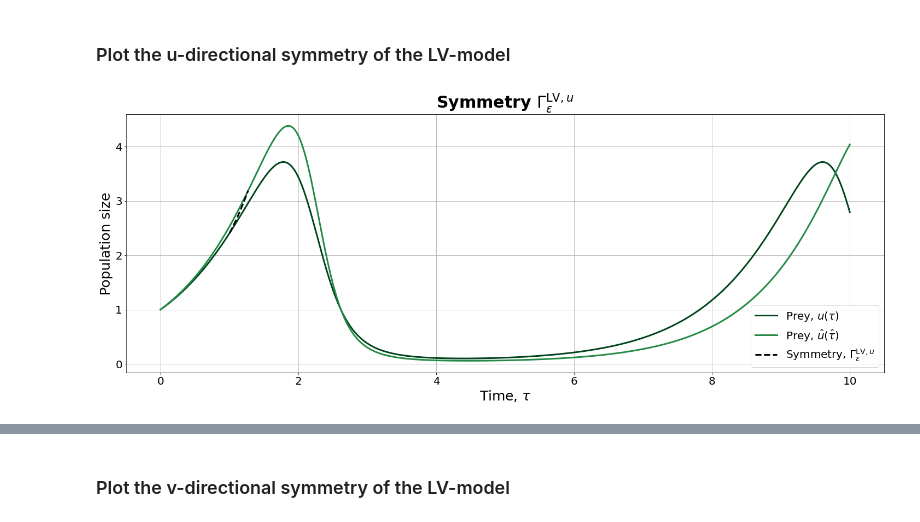
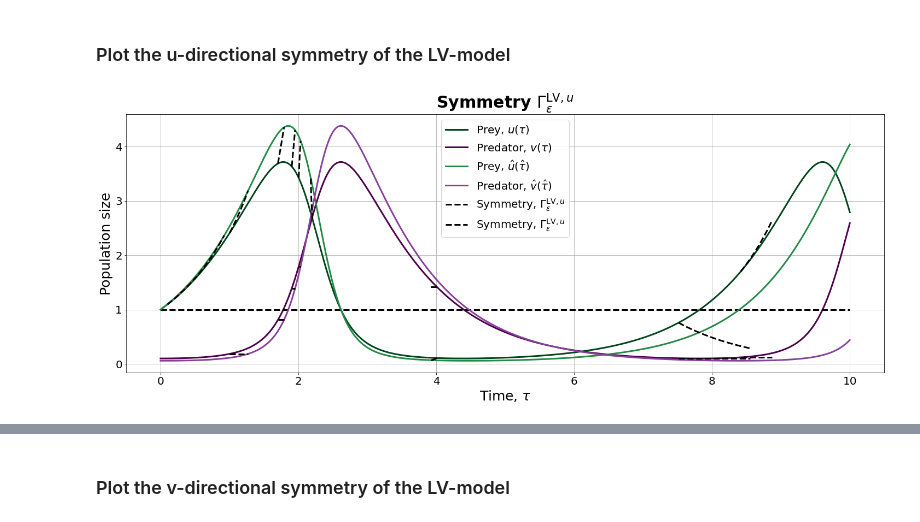
Before and after one commit to JohannesBorgqvist/separable_phase_plane_symmetries, a Jupyter notebook: Code/push_forward_LV_phase_plane_symmetries.ipynb, the cells around one changed output, grey strips where cells are left out. Saved outputs shown, nothing was run; the diff lists cells and outputs as text; code cells hidden in the pictures.

```diff
--- a/Code/push_forward_LV_phase_plane_symmetries.ipynb
+++ b/Code/push_forward_LV_phase_plane_symmetries.ipynb
@@ -113,15 +113,31 @@ def integrand_u(s,u_val,v_val,alpha,branch_number):
     # Now we can define the denominator
     denom = factor*((s-1)**2)
     # Now, we can return the integral
-    return -1/denom
+    return 1/denom
 # Function 3: ODE for the u-directional symmetry of the LV model
 def dX_deps_LV_u(X, t=0,*parameters):
     # Extract the parameters
     alpha = parameters[0]
-    branch_number = parameters[1]
-    u_min = parameters[2]
-    # Solve the integral for the time tangent
-    xi_u = quad(integrand_u, u_min, X[1], args=(X[1],X[2],alpha,branch_number))[0]
+    u_min = parameters[1]
+    u_max = parameters[2]
+    # Define a tolerance
+    tol = 0.1
+    # Now, we get a bunch of sub integrals depending on our v
+    #xi_u = quad(integrand_u, 1, X[1], args=(X[1],X[2],alpha,0))[0]
+    #xi_u += quad(integrand_u, 1, X[1], args=(X[1],X[2],alpha,1))[0]
+    if X[1]>1: # u>1
+        if X[2]<1: # v<1
+            xi_u = quad(integrand_u,X[1], 1, args=(X[1],X[2],alpha,0),epsrel = 1e-012)[0]
+        elif X[2]>1: # v>1
+            xi_u = quad(integrand_u, X[1], 1, args=(X[1],X[2],alpha,-1),epsrel = 1e-012)[0]
+    elif X[1]<1: # u<1
+        # We add some segments
+        if X[2]<1: # v<1
+            #xi_u = quad(integrand_u, X[1], u_max-tol, args=(X[1],X[2],alpha,0),epsrel = 1e-012)[0]
+            xi_u = quad(integrand_u, 1, X[1], args=(X[1],X[2],alpha,0),epsrel = 1e-012)[0]
+        elif X[2]>1: # v>1
+            xi_u = quad(integrand_u, 1, X[1], args=(X[1],X[2],alpha,-1),epsrel = 1e-012)[0]
+            #xi_u += quad(integrand_u, 1, X[1], args=(X[1],X[2],alpha,-1),epsrel = 1e-012)[0]
     # Return the dynamics of the linear system
     return array([xi_u,
                   (1/alpha)*(X[1]/(X[1]-1)),
@@ -140,11 +156,12 @@ epsilon_vec = linspace(0,epsilon,200)              # epsilon
 # Magical index
 magical_index = 5
 # Calculate the minimal u value
-u_min = 1
+u_min = min(u)
+u_max = max(u)
 # Take a point
 X0 = array([t[magical_index], u[magical_index], v[magical_index]])
 # Try to solve the ODE at hand
-Gamma_epsilon, infodict = integrate.odeint(dX_deps_LV_u, X0, epsilon_vec, args = (alpha,0,u_min),full_output=True)
+Gamma_epsilon, infodict = integrate.odeint(dX_deps_LV_u, X0, epsilon_vec, args = (alpha,u_min,u_max),full_output=True)
 # Split the solution into its component parts
 Gamma_u_t, Gamma_u_u, Gamma_u_v = Gamma_epsilon.T
 # Define a new time vector
@@ -169,48 +186,60 @@ u_2 = concatenate((flip(u_2_start,0), u_2), axis=0)
 v_2 = concatenate((flip(v_2_start,0), v_2), axis=0)
 t_2 = concatenate((flip(t_2_start,0), t_2), axis=0)
 # Plot the symmetry again for some other point on the solution curves
-#magical_indices = [50, 60, 70, 80, 85, 90, 95, 100, 105, 110]
-magical_indices = [50]
+magical_indices = [50, 85, 95, 100, 110, 200, 375, 420]
+#magical_indices = [50, 60, 70, 80, 85, 90, 95, 100, 105, 110,375]
+#magical_indices = [50, 60, 70, 80, 85, 90, 95]
 # The corresponding branches
-#branch_indices = [0, 0, 0, 0, 0, 0, -1, -1, -1, -1, -1, -1]
-branch_indices = [0]
+#branch_indices = [0, 0, 0, 0, 0, 0, -1, -1, -1, -1, -1, -1, -1]
+#branch_indices = [0, 0, 0, 0, 0, 0, -1]
 # Allocate memory for our lovely symmetry
 Gamma_u_t_vec = []
 Gamma_u_u_vec = []
+Gamma_u_v_vec = []
 # Loop over the indices and plot the symmetry transformation
 for branch_index,new_magical_index in enumerate(magical_indices):
     # Take a point
     X0 = array([t[new_magical_index], u[new_magical_index], v[new_magical_index]])
     # Try to solve the ODE at hand
-    Gamma_epsilon_temp, infodict = integrate.odeint(dX_deps_LV_u, X0, epsilon_vec, args = (alpha,branch_indices[branch_index],u_min),full_output=True)
+    Gamma_epsilon_temp, infodict = integrate.odeint(dX_deps_LV_u, X0, epsilon_vec, args = (alpha,u_min,u_max),full_output=True)
     # Split the solution into its component parts
     Gamma_u_t_temp, Gamma_u_u_temp, Gamma_u_v_temp = Gamma_epsilon_temp.T
     # Append our solutions
     Gamma_u_t_vec.append(Gamma_u_t_temp)
     Gamma_u_u_vec.append(Gamma_u_u_temp)
+    Gamma_u_v_vec.append(Gamma_u_v_temp)
 #=====================================================================================================
 # Se if we can plot our symmetry?
 fig_2 = plt.figure(constrained_layout=True, figsize=(20, 8))
-# The original solution
+# Prey
 plt.plot(t, u, '-', label="Prey, $u(\\tau)$" ,color=(0/256,68/256,27/256),linewidth=3.0)
-# The transformed solution
+# Predator
+plt.plot(t, v  , '-', label='Predator, $v(\\tau)$',color=(77/256,0/256,75/256),linewidth=3.0)
+# Dashed line at u=1
+plt.plot(t, array([u_temp/u_temp for u_temp in u]), '--', color=(0/256,0/256,0/256),linewidth=3.0)
+# Predator transformed
 plt.plot(t_2, u_2, '-', label="Prey, $\\hat{u}(\\hat{\\tau})$" ,color=(35/256,139/256,69/256),linewidth=3.0)
+# Prey transformed
+plt.plot(t_2, v_2, '-', label="Predator, $\\hat{v}(\\hat{\\tau})$" ,color=(136/256,65/256,157/256),linewidth=3.0)
 # The symmetry with legend
-#plt.plot(Gamma_u_t,Gamma_u_u, '--', label="Symmetry, $\\Gamma_{\\epsilon}^{\\mathrm{LV},u}$" ,color=(0/256,0/256,0/256),linewidth=3.0)
+plt.plot(Gamma_u_t,Gamma_u_u, '--', label="Symmetry, $\\Gamma_{\\epsilon}^{\\mathrm{LV},u}$" ,color=(0/256,0/256,0/256),linewidth=3.0)
 # The symmetry without legend
 for index in range(len(Gamma_u_t_vec)):
     if index == 0:
         plt.plot(Gamma_u_t_vec[index],Gamma_u_u_vec[index], '--', label="Symmetry, $\\Gamma_{\\epsilon}^{\\mathrm{LV},u}$" ,color=(0/256,0/256,0/256),linewidth=3.0)
+        plt.plot(Gamma_u_t_vec[index],Gamma_u_v_vec[index], '--',color=(0/256,0/256,0/256),linewidth=3.0)
     else:
         plt.plot(Gamma_u_t_vec[index],Gamma_u_u_vec[index], '--',color=(0/256,0/256,0/256),linewidth=3.0)
+        plt.plot(Gamma_u_t_vec[index],Gamma_u_v_vec[index], '--',color=(0/256,0/256,0/256),linewidth=3.0)
 plt.grid()
 plt.legend(loc='best',prop={"size":20})
 plt.xlabel(xlabel='Time, $\\tau$',fontsize=25)
 plt.ylabel(ylabel='Population size',fontsize=25)
 # Change the size of the ticks
 plt.tick_params(axis='both', which='major', labelsize=20)
 plt.tick_params(axis='both', which='minor', labelsize=20)
 # Title and saving the figure
 plt.title('Symmetry $\\Gamma_{\epsilon}^{\\mathrm{LV},u}$',fontsize=30,weight='bold');
+plt.show()
 # %% [output]
-[figure, old version]
+[figure, new version]
```
Also changed, not shown: parts of 6 cells of this notebook.
